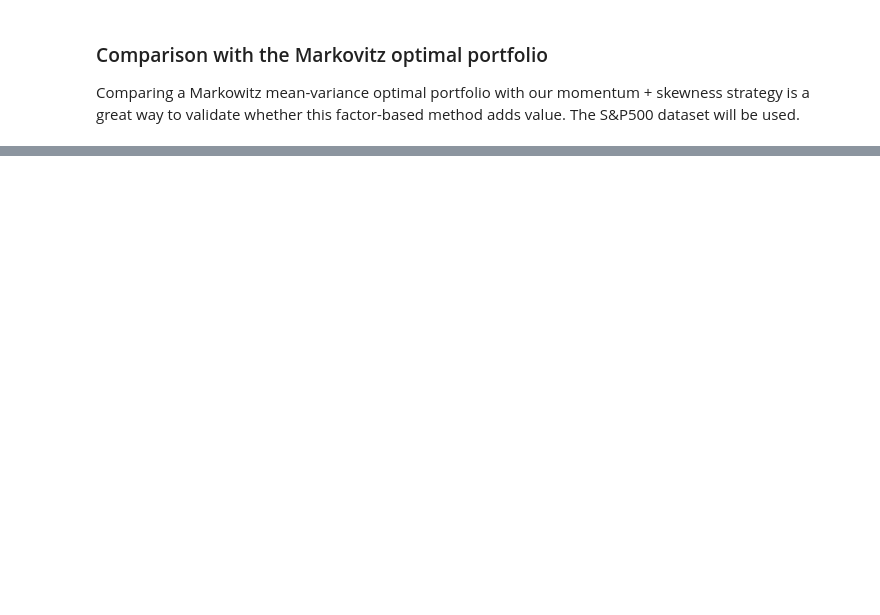
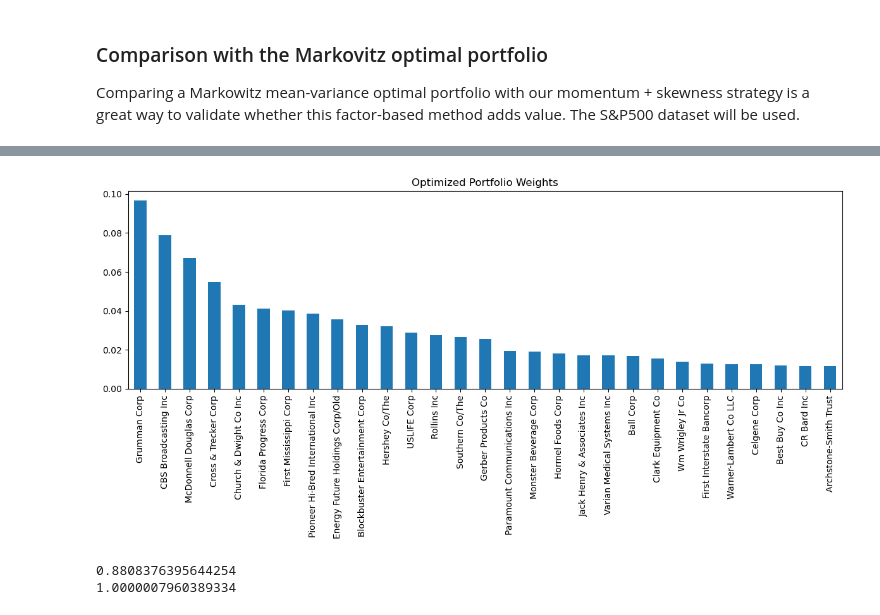
Before and after one commit to LucreziaPenati/Financial-Market-Analytics-Project, a Jupyter notebook: Python_scripts/momentum_investing.ipynb, the cells around one changed output, grey strips where cells are left out. Drawn from its saved outputs; the diff is of its cells as text; code cells hidden in the pictures; blank space fills up the shorter version.

Commit message:
Add logic to create the optimal max sharp ratio portfolio

```diff
--- a/Python_scripts/momentum_investing.ipynb
+++ b/Python_scripts/momentum_investing.ipynb
@@ -177,3 +176,68 @@ fig3.show()
 # %% [markdown]
 ### Comparison with the Markovitz optimal portfolio
 Comparing a Markowitz mean-variance optimal portfolio with our momentum + skewness strategy is a great way to validate whether this factor-based method adds value. The S&P500 dataset will be used.
+# %%
+import numpy as np
+import pandas as pd
+from scipy.optimize import minimize
+import matplotlib.pyplot as plt
+
+# --- Data preparation ---
+df_sp_m_new.iloc[:, 0] = pd.to_datetime(df_sp_m_new.iloc[:, 0])
+df_sp_m_new.set_index(df_sp_m_new.columns[0], inplace=True)
+df_sp_m_new = df_sp_m_new.dropna(axis=1, how='any')  # Drop columns with any missing values
+monthly_returns = df_sp_m_new.pct_change().dropna()
+
+# Filter: Keep only stocks with positive average returns
+avg_returns = monthly_returns.mean()
+monthly_returns = monthly_returns.loc[:, avg_returns > 0]
+
+# Precompute mean returns and covariance matrix once
+mean_returns = monthly_returns.mean()
+cov_matrix = monthly_returns.cov()
+
+# --- Portfolio statistics ---
+def portfolio_stats(weights):
+    port_return = np.dot(weights, mean_returns) * 12
+    port_vol = np.sqrt(np.dot(weights.T, np.dot(cov_matrix * 12, weights)))
+    sharpe = port_return / port_vol
+    return port_return, port_vol, sharpe
+
+def neg_sharpe_ratio(weights):
+    return -portfolio_stats(weights)[2]
+
+# Constraints: weights sum to 1
+constraints = ({'type': 'eq', 'fun': lambda x: np.sum(x) - 1})
+
+# Bounds: no short selling, weights between 0 and 1
+bounds = tuple((0, 1) for _ in range(len(monthly_returns.columns)))
+
+# Initial guess: equal weights
+initial_weights = np.array([1 / len(monthly_returns.columns)] * len(monthly_returns.columns))
+
+# --- Optimization ---
+opt_result = minimize(neg_sharpe_ratio, initial_weights,
+                      method='SLSQP',
+                      bounds=bounds,
+                      constraints=constraints)
+
+# --- Results ---
+opt_weights = opt_result.x
+port_return, port_vol, sharpe_ratio = portfolio_stats(opt_weights)
+
+print("Markowitz Optimal Portfolio:")
+print(f"Expected Annual Return: {port_return:.4f}")
+print(f"Annual Volatility: {port_vol:.4f}")
+print(f"Sharpe Ratio: {sharpe_ratio:.4f}")
+
+# Display weights > 1%
+opt_portfolio = pd.Series(opt_weights, index=monthly_returns.columns)
+opt_portfolio = opt_portfolio[opt_portfolio > 0.01].sort_values(ascending=False)
+print("\nSelected Stock Weights (> 1%):")
+print(opt_portfolio)
+
+# Plot optimized portfolio weights
+opt_portfolio.plot(kind='bar', figsize=(12,6), title='Optimized Portfolio Weights')
+plt.tight_layout()
+plt.show()
+# %% [output]
@@ -179,0 +261,7 @@ Comparing a Markowitz mean-variance optimal portfolio with our momentum + skewne
+[figure, added]
+# %%
+print(opt_portfolio.sum())  # should be close to 1, possibly a bit less due to filtering >1%
+print(opt_weights.sum())
+# %% [output]
+0.8808376395644254
+1.0000007960389334
```
Also changed, not shown: parts of 5 cells of this notebook.
